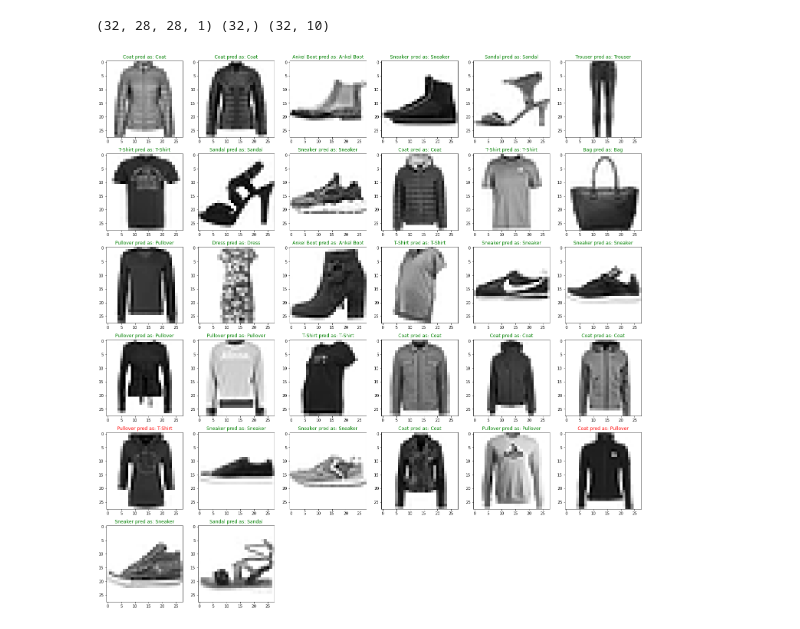
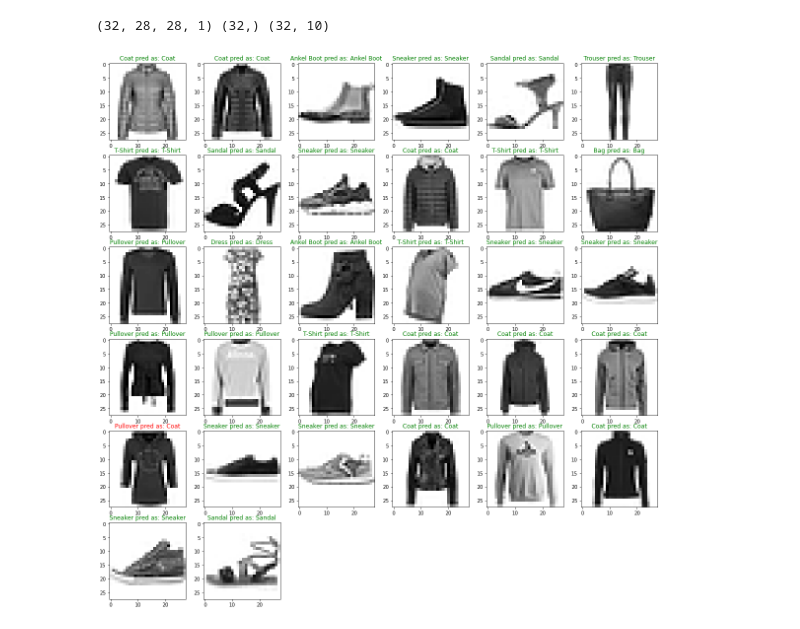
Before and after one commit to Sukhdeep2006/Learning-TensorFlow, a Jupyter notebook: 003_TF_ImageClassification_with_CNN.ipynb, the cells around one changed output. Saved outputs shown, nothing was run; the diff lists cells and outputs as text; code cells hidden in the pictures.

```diff
--- a/003_TF_ImageClassification_with_CNN.ipynb
+++ b/003_TF_ImageClassification_with_CNN.ipynb
@@ -59,10 +64,10 @@ plt.show()
 model = tf.keras.Sequential([
                  ll.Conv2D(32, (3,3), padding = 'same', activation=tf.nn.relu, input_shape =(28,28,1)),
                  ll.MaxPooling2D((2,2) , strides = 2),
-                 #ll.Conv2D(64, (3,3), padding = 'same', activation= tf.nn.relu),
-                 #ll.MaxPooling2D((2,2), strides = 2 ),
+                 ll.Conv2D(64, (3,3), padding = 'same', activation= tf.nn.relu),
+                 ll.MaxPooling2D((2,2), strides = 2 ),
                  ll.Flatten(),
-                 ll.Dense(64, activation = tf.nn.relu),
+                 ll.Dense(128, activation = tf.nn.relu),
                  ll.Dense(10, activation=tf.nn.softmax)
 ])
 # %%
@@ -74,5 +79,5 @@ test_dataset = test_dataset.batch(BATCH_SIZE)
 # %%
 #history = model.fit(train_dataset,spochs= 5, batch_size= BATCH_SIZE)
 #history = model.fit(train_dataset,epochs= 10, steps_per_epoch= math.ceil(num_train_examples/BATCH_SIZE))
-history = model.fit(train_dataset,epochs= 5, steps_per_epoch= math.ceil(num_train_examples/BATCH_SIZE))
+history = model.fit(train_dataset,epochs= 10, steps_per_epoch= math.ceil(num_train_examples/BATCH_SIZE))
 # %% [output]
@@ -112,18 +131,18 @@ for test_images, test_labels in test_dataset.take(1):
 # %% [output]
 (32, 28, 28, 1) (32,) (32, 10)
 # %%
-plt.figure(figsize=(25,26))
+plt.figure(figsize=(20,20))
 for i in range(32):
   test_img = test_images[i].reshape((28,28))
   test_label = class_names[test_labels[i]]
   prediction = class_names[np.argmax(predictions[i])]
   #print(test_label, prediction)
   plt.subplot(6,6,i+1)
   plt.imshow(test_img, cmap = plt.cm.binary)
   if test_label == prediction:
     clr = 'green'
   else:
     clr = 'red'
   plt.title(test_label + ' pred as: '+ prediction, color = clr)
 # %% [output]
-[figure, old version]
+[figure, new version]
```
Also changed, not shown: parts of 7 cells of this notebook.
